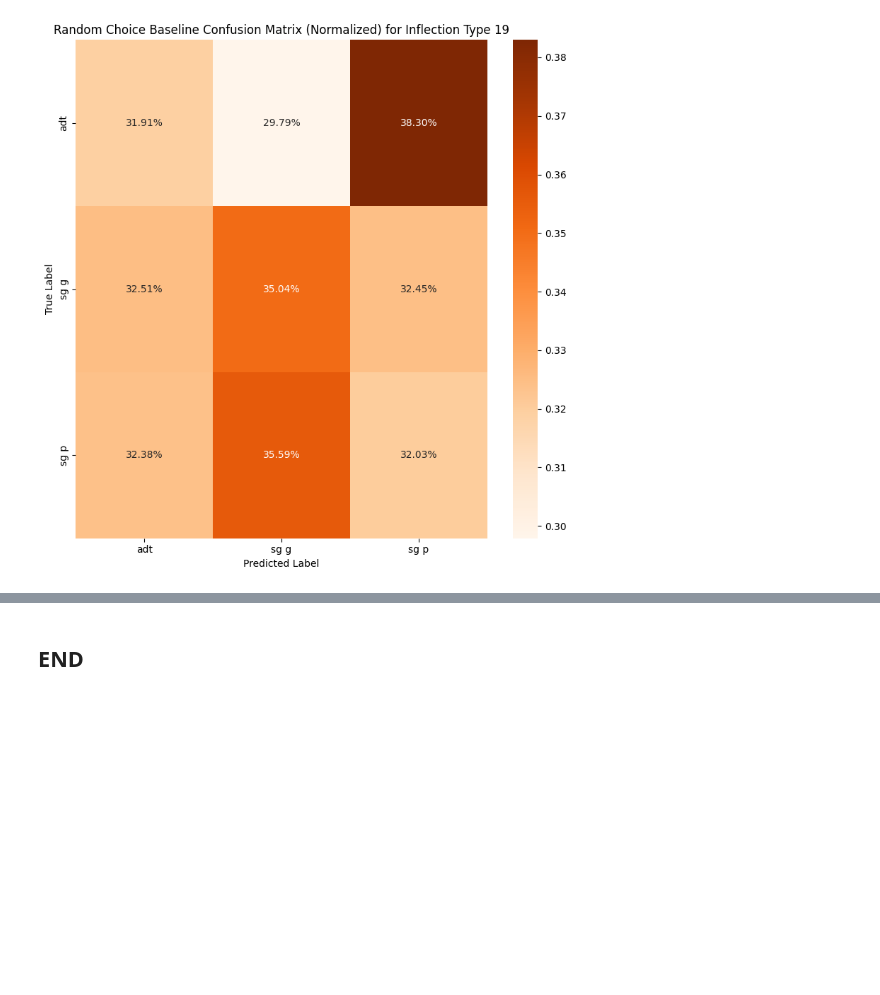
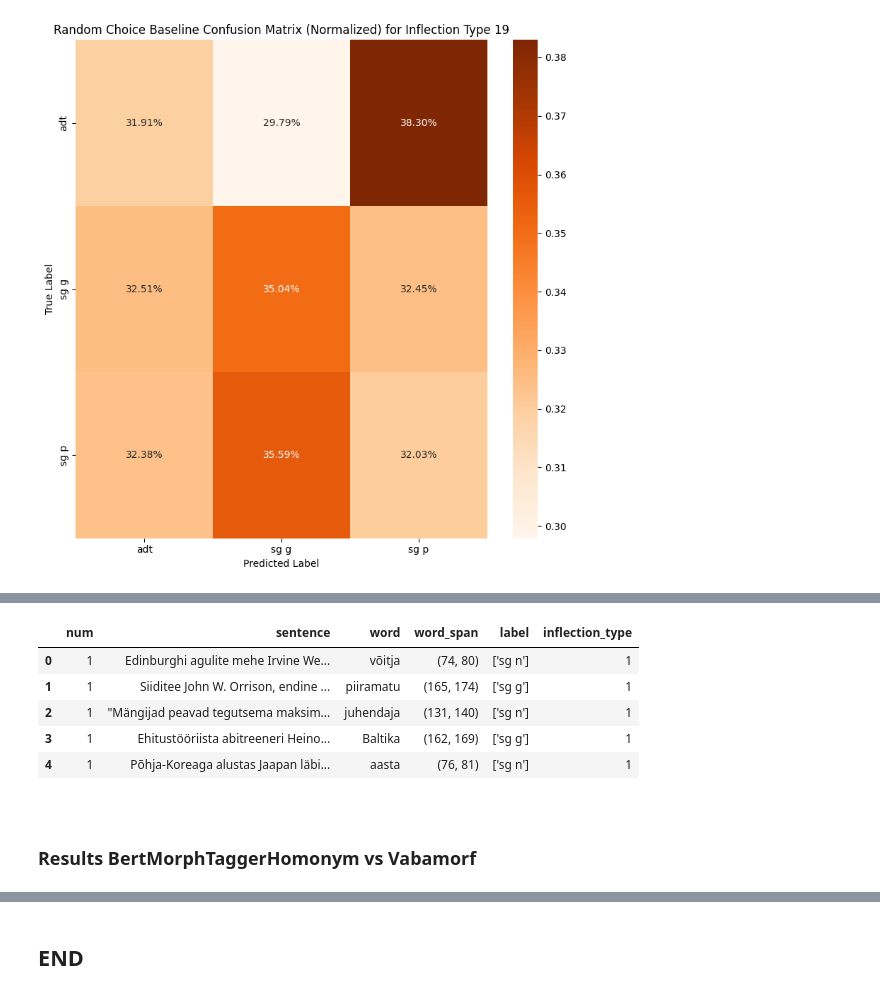
Before and after one commit to SanderSaska/EstNLTK_model_training, a Jupyter notebook: notebooks/homonyms_compare_vabamorf.ipynb, the cells around one changed output, grey strips where cells are left out. Drawn from its saved outputs; the diff is of its cells as text; code cells hidden in the pictures; blank space fills up the shorter version.

```diff
--- a/notebooks/homonyms_compare_vabamorf.ipynb
+++ b/notebooks/homonyms_compare_vabamorf.ipynb
@@ -1198,0 +1210,3 @@ for baseline, name in [
+# %%
+overall_df = pd.read_csv("../data/homonymous_word_forms/processed/homonyms_overall.csv")
+test_df = pd.read_csv("../data/homonymous_word_forms/processed/homonyms_model_test.csv")
@@ -1198,0 +1229,15 @@ for baseline, name in [
+# %%
+# Gather sentences from the overall dataset with the sentence_ids in the test set
+# Use index of the overall_df as sentence_id
+test_sentence_ids = test_df["sentence_id"].tolist()
+test_sentences = overall_df[overall_df.index.isin(test_sentence_ids)][
+    ["num", "sentence", "word", "word_span", "label", "inflection_type"]
+].reset_index(drop=True)
+display(test_sentences.head())
+# %% [output]
+|  | num | sentence | word | word_span | label | inflection_type |
+| 0 | 1 | Edinburghi agulite mehe Irvine We... | võitja | (74, 80) | ['sg n'] | 1 |
+| 1 | 1 | Siiditee John W. Orrison, endine ... | piiramatu | (165, 174) | ['sg g'] | 1 |
+| 2 | 1 | "Mängijad peavad tegutsema maksim... | juhendaja | (131, 140) | ['sg n'] | 1 |
+| 3 | 1 | Ehitustööriista abitreeneri Heino... | Baltika | (162, 169) | ['sg g'] | 1 |
+| 4 | 1 | Põhja-Koreaga alustas Jaapan läbi... | aasta | (76, 81) | ['sg n'] | 1 |
@@ -1198,0 +1310,4 @@ for baseline, name in [
+# %% [markdown]
+<a id='tulemused_homonyms'></a>
+# %% [markdown]
+### Results BertMorphTaggerHomonym vs Vabamorf
```
Also changed, not shown: parts of 9 cells of this notebook.
